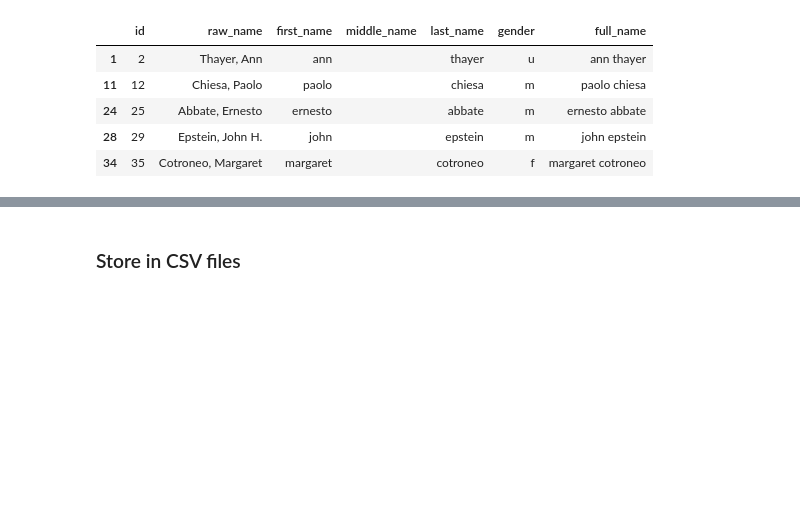
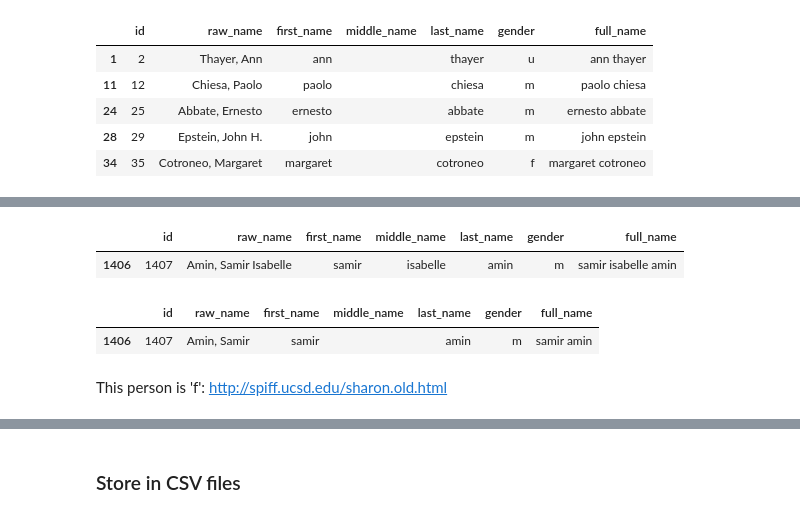
Before and after one commit to GenderGapSTEM-PublicationAnalysis/name_gender_inference, a Jupyter notebook: test_data/raw_data/Prepare_test_data_from_genderizeR_paper.ipynb, the cells around one changed output, grey strips where cells are left out. Saved outputs shown, nothing was run; the diff lists cells and outputs as text; code cells hidden in the pictures; blank space fills up the shorter version.

```diff
--- a/test_data/raw_data/Prepare_test_data_from_genderizeR_paper.ipynb
+++ b/test_data/raw_data/Prepare_test_data_from_genderizeR_paper.ipynb
@@ -120,0 +185,5 @@ data_to_export = data_to_export.drop_duplicates()
+# %%
+data_to_export[data_to_export.id==1407]
+# %% [output]
+|  | id | raw_name | first_name | middle_name | last_name | gender | full_name |
+| 1406 | 1407 | Amin, Samir Isabelle | samir | isabelle | amin | m | samir isabelle amin |
@@ -120,0 +194,7 @@ data_to_export = data_to_export.drop_duplicates()
+# %%
+data_to_export[data_to_export.id==1407]
+# %% [output]
+|  | id | raw_name | first_name | middle_name | last_name | gender | full_name |
+| 1406 | 1407 | Amin, Samir | samir |  | amin | m | samir amin |
+# %% [markdown]
+This person is 'f': http://spiff.ucsd.edu/sharon.old.html
```
Also changed, not shown: parts of 28 cells of this notebook, 4 other files.
